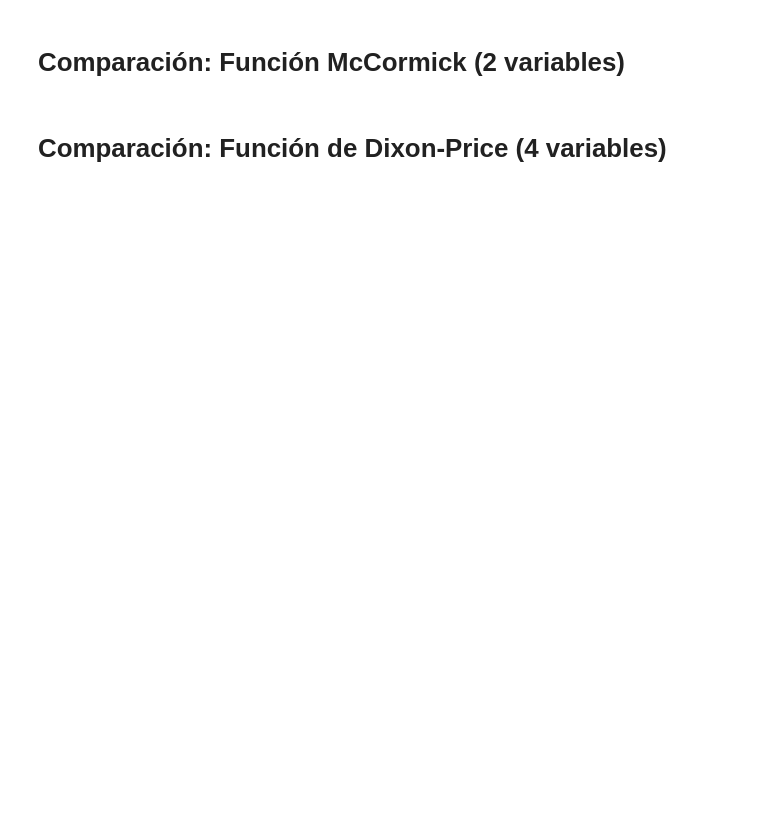
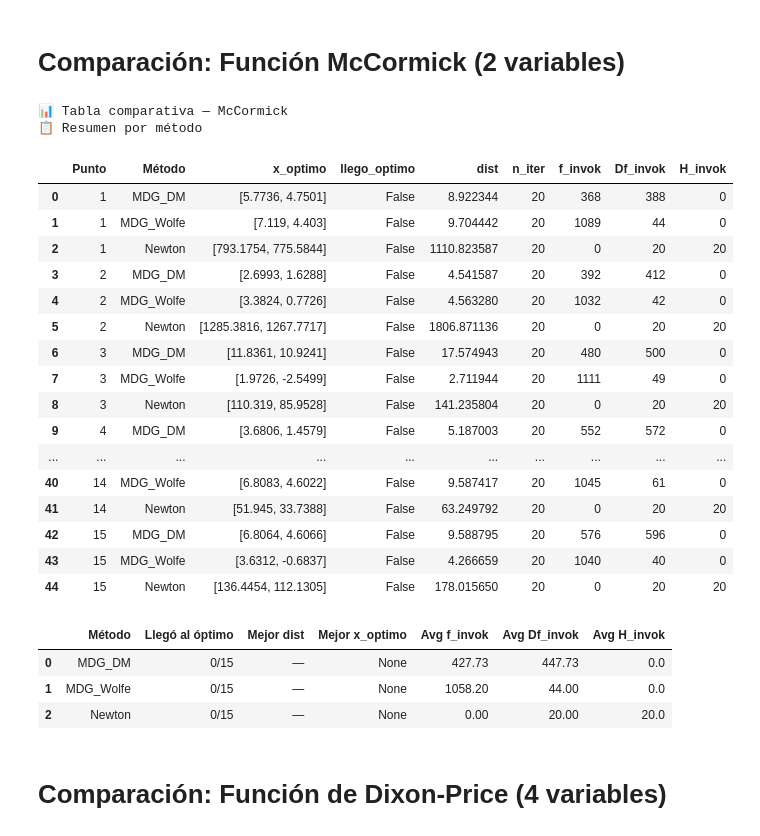
Before and after one commit to MARDnstuff/mard-numerical-methods, a Jupyter notebook: numerical_methods_comparison.ipynb, the cells around one changed output. Cells and saved outputs as stored; diff of their text form; code cells hidden in the pictures; blank space fills up the shorter version.

```diff
--- a/numerical_methods_comparison.ipynb
+++ b/numerical_methods_comparison.ipynb
@@ -188,7 +236,9 @@ for i, test in enumerate(test_data_mcCormick):
 
     resultados_mcCormick_MDG_Wolfe[i] = {
         "x_optimo": x_opt_1,
-        # "trayectoria": trayectoria_1,
+        "llego_optimo": np.linalg.norm(x_opt_1 - np.array(mcCormick.global_min)) < mcCormick.tol,
+        "dist": np.linalg.norm(x_opt_1 - np.array(mcCormick.global_min)),
+        "trayectoria": trayectoria_1,
         "n_iter": n_iter,
         "f_invok": mcCormick.f_count_invok,
         "Df_invok": mcCormick.Df_count_invok,
@@ -208,36 +258,79 @@ for i, test in enumerate(test_data_mcCormick):
 
     resultados_mcCormick_Newton[i] = {
         "x_optimo": x_opt_2,
-        # "trayectoria": trayectoria_2,
+        "llego_optimo": np.linalg.norm(x_opt_2 - np.array(mcCormick.global_min)) < mcCormick.tol,
+        "dist": np.linalg.norm(x_opt_2 - np.array(mcCormick.global_min)),
+        "trayectoria": trayectoria_2,
         "n_iter": n_iter,
         "f_invok": mcCormick.f_count_invok,
         "Df_invok": mcCormick.Df_count_invok,
         "H_invok": mcCormick.H_count_invok
     }
 
     mcCormick.f_count_invok = 0
     mcCormick.Df_count_invok = 0
     mcCormick.H_count_invok = 0
 
     x_opt_3, trayectoria_3 = MDG_DM(
         f=mcCormick.f,
         Df=mcCormick.Df,
         x0=test,
         max_iter=n_iter
     )
 
     resultados_mcCormick_MDG_DM[i] = {
         "x_optimo": x_opt_3,
-        # "trayectoria": trayectoria_3,
+        "llego_optimo": np.linalg.norm(x_opt_3 - np.array(mcCormick.global_min)) < mcCormick.tol,
+        "dist": np.linalg.norm(x_opt_3 - np.array(mcCormick.global_min)),
+        "trayectoria": trayectoria_3,
         "n_iter": n_iter,
         "f_invok": mcCormick.f_count_invok,
         "Df_invok": mcCormick.Df_count_invok,
         "H_invok": mcCormick.H_count_invok
     }
 
     mcCormick.f_count_invok = 0
     mcCormick.Df_count_invok = 0
     mcCormick.H_count_invok = 0
+
+tabla_mcCormick = crear_tabla_comparativa(
+    resultados_por_metodo={
+        "MDG_Wolfe": resultados_mcCormick_MDG_Wolfe,
+        "Newton":    resultados_mcCormick_Newton,
+        "MDG_DM":    resultados_mcCormick_MDG_DM,
+    },
+    nombre_funcion="McCormick"
+)
+
+resumen_mcCormick = resumen_tabla(tabla_mcCormick)
+
+
+display(tabla_mcCormick)
+display(resumen_mcCormick)
+# %% [output]
+📊 Tabla comparativa — McCormick
+📋 Resumen por método
+|  | Punto | Método | x_optimo | llego_optimo | dist | n_iter | f_invok | Df_invok | H_invok |
+| 0 | 1 | MDG_DM | [5.7736, 4.7501] | False | 8.922344 | 20 | 368 | 388 | 0 |
+| 1 | 1 | MDG_Wolfe | [7.119, 4.403] | False | 9.704442 | 20 | 1089 | 44 | 0 |
+| 2 | 1 | Newton | [793.1754, 775.5844] | False | 1110.823587 | 20 | 0 | 20 | 20 |
+| 3 | 2 | MDG_DM | [2.6993, 1.6288] | False | 4.541587 | 20 | 392 | 412 | 0 |
+| 4 | 2 | MDG_Wolfe | [3.3824, 0.7726] | False | 4.563280 | 20 | 1032 | 42 | 0 |
+| 5 | 2 | Newton | [1285.3816, 1267.7717] | False | 1806.871136 | 20 | 0 | 20 | 20 |
+| 6 | 3 | MDG_DM | [11.8361, 10.9241] | False | 17.574943 | 20 | 480 | 500 | 0 |
+| 7 | 3 | MDG_Wolfe | [1.9726, -2.5499] | False | 2.711944 | 20 | 1111 | 49 | 0 |
+| 8 | 3 | Newton | [110.319, 85.9528] | False | 141.235804 | 20 | 0 | 20 | 20 |
+| 9 | 4 | MDG_DM | [3.6806, 1.4579] | False | 5.187003 | 20 | 552 | 572 | 0 |
+| ... | ... | ... | ... | ... | ... | ... | ... | ... | ... |
+| 40 | 14 | MDG_Wolfe | [6.8083, 4.6022] | False | 9.587417 | 20 | 1045 | 61 | 0 |
+| 41 | 14 | Newton | [51.945, 33.7388] | False | 63.249792 | 20 | 0 | 20 | 20 |
+| 42 | 15 | MDG_DM | [6.8064, 4.6066] | False | 9.588795 | 20 | 576 | 596 | 0 |
+| 43 | 15 | MDG_Wolfe | [3.6312, -0.6837] | False | 4.266659 | 20 | 1040 | 40 | 0 |
+| 44 | 15 | Newton | [136.4454, 112.1305] | False | 178.015650 | 20 | 0 | 20 | 20 |
+|  | Método | Llegó al óptimo | Mejor dist | Mejor x_optimo | Avg f_invok | Avg Df_invok | Avg H_invok |
+| 0 | MDG_DM | 0/15 | — | None | 427.73 | 447.73 | 0.0 |
+| 1 | MDG_Wolfe | 0/15 | — | None | 1058.20 | 44.00 | 0.0 |
+| 2 | Newton | 0/15 | — | None | 0.00 | 20.00 | 20.0 |
 # %% [markdown]
 # Comparación: Función de Dixon-Price (4 variables)
 # %%
```
Also changed, not shown: parts of 6 cells of this notebook, 8 other files.
